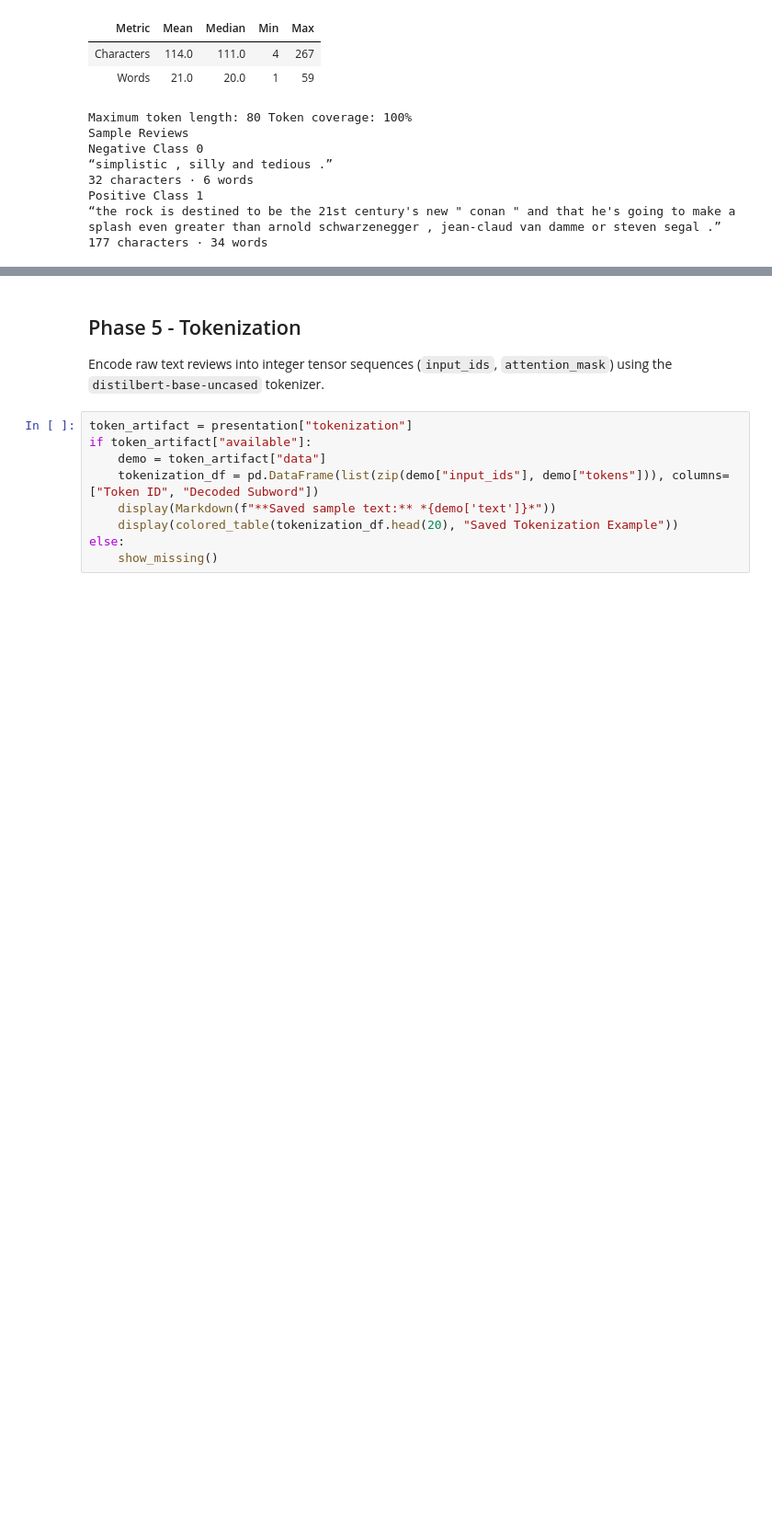
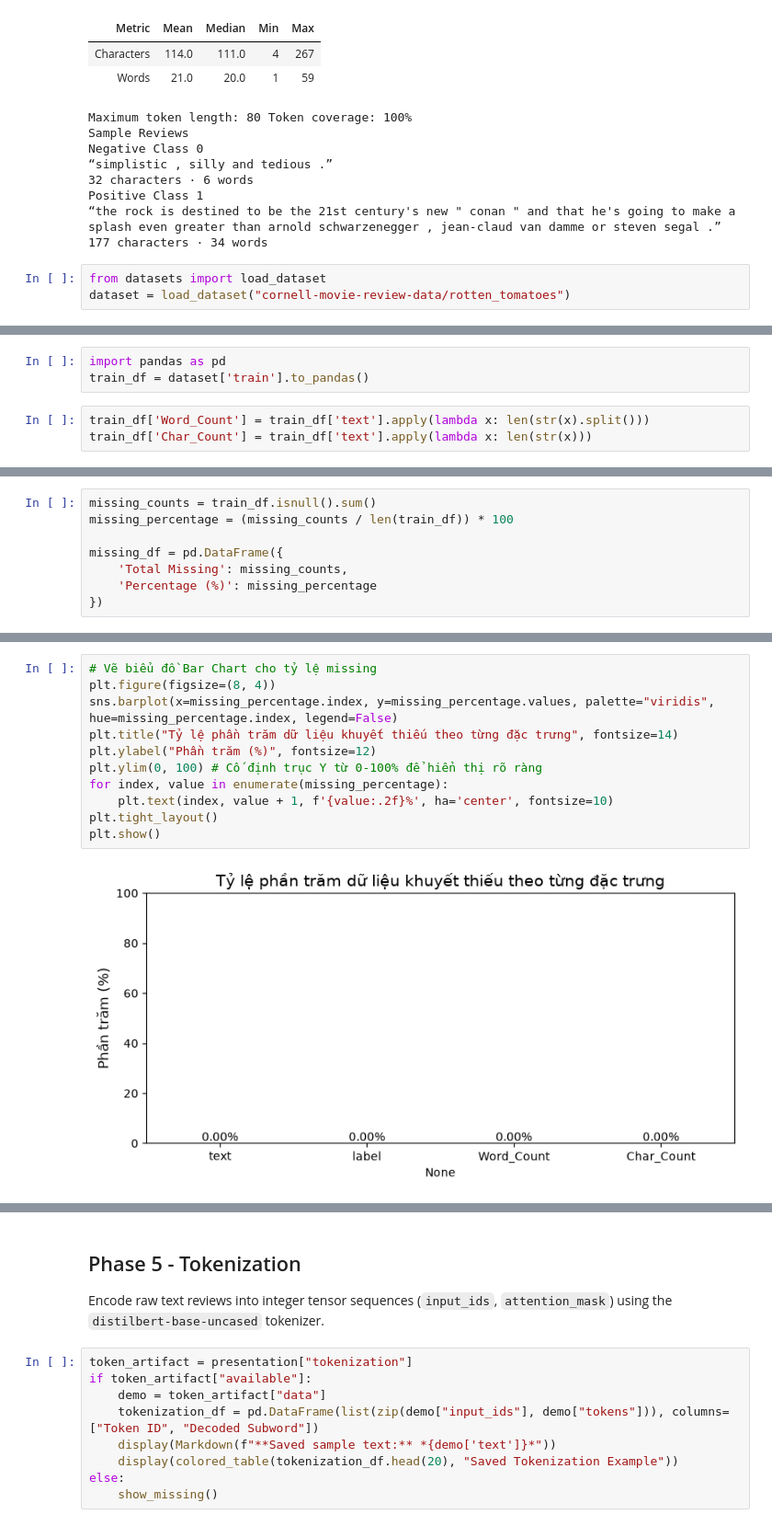
Before and after one commit to TiCoder-coder/TOTAL_LABPARACTICE_FOR_DEEP_LEARNING, a Jupyter notebook: total_practice/practice_3/notebook_practice_3/practice_3.ipynb, the cells around one changed output, grey strips where cells are left out. Shown at 92% size. Cells and saved outputs as stored; diff of their text form; blank space fills up the shorter version.

```diff
--- a/total_practice/practice_3/notebook_practice_3/practice_3.ipynb
+++ b/total_practice/practice_3/notebook_practice_3/practice_3.ipynb
@@ -219,3 +219,6 @@ Negative Class 0
 Positive Class 1
 “the rock is destined to be the 21st century's new " conan " and that he's going to make a splash even greater than arnold schwarzenegger , jean-claud van damme or steven segal .”
 177 characters · 34 words
+# %%
+from datasets import load_dataset
+dataset = load_dataset("cornell-movie-review-data/rotten_tomatoes")
@@ -221,0 +229,6 @@ Positive Class 1
+# %%
+import pandas as pd
+train_df = dataset['train'].to_pandas()
+# %%
+train_df['Word_Count'] = train_df['text'].apply(lambda x: len(str(x).split()))
+train_df['Char_Count'] = train_df['text'].apply(lambda x: len(str(x)))
@@ -221,0 +273,8 @@ Positive Class 1
+# %%
+missing_counts = train_df.isnull().sum()
+missing_percentage = (missing_counts / len(train_df)) * 100
+
+missing_df = pd.DataFrame({
+    'Total Missing': missing_counts,
+    'Percentage (%)': missing_percentage
+})
@@ -221,0 +291,13 @@ Positive Class 1
+# %%
+# Vẽ biểu đồ Bar Chart cho tỷ lệ missing
+plt.figure(figsize=(8, 4))
+sns.barplot(x=missing_percentage.index, y=missing_percentage.values, palette="viridis", hue=missing_percentage.index, legend=False)
+plt.title("Tỷ lệ phần trăm dữ liệu khuyết thiếu theo từng đặc trưng", fontsize=14)
+plt.ylabel("Phần trăm (%)", fontsize=12)
+plt.ylim(0, 100) # Cố định trục Y từ 0-100% để hiển thị rõ ràng
+for index, value in enumerate(missing_percentage):
+    plt.text(index, value + 1, f'{value:.2f}%', ha='center', fontsize=10)
+plt.tight_layout()
+plt.show()
+# %% [output]
+[figure, added]
```
Also changed, not shown: parts of 28 cells of this notebook.
